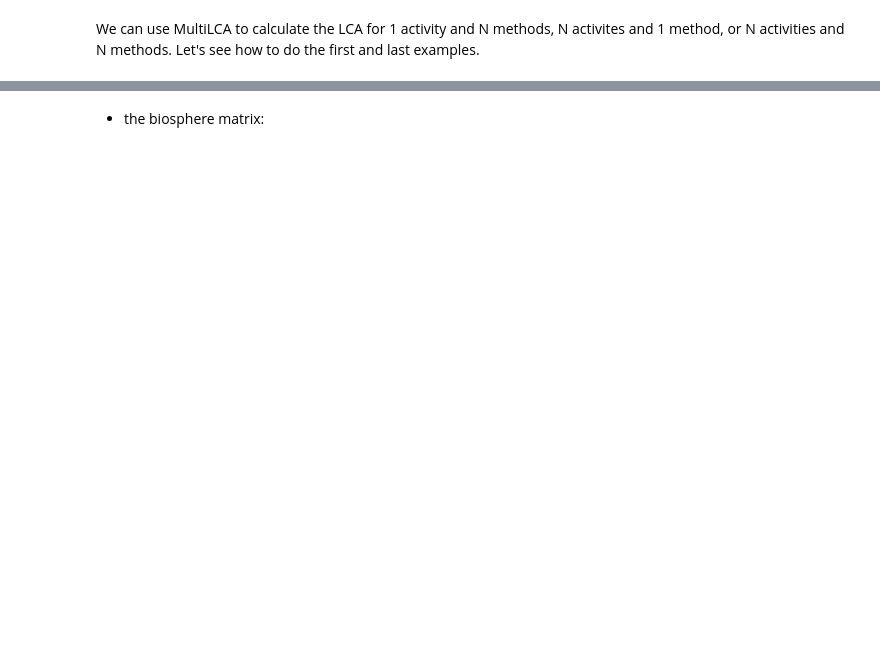
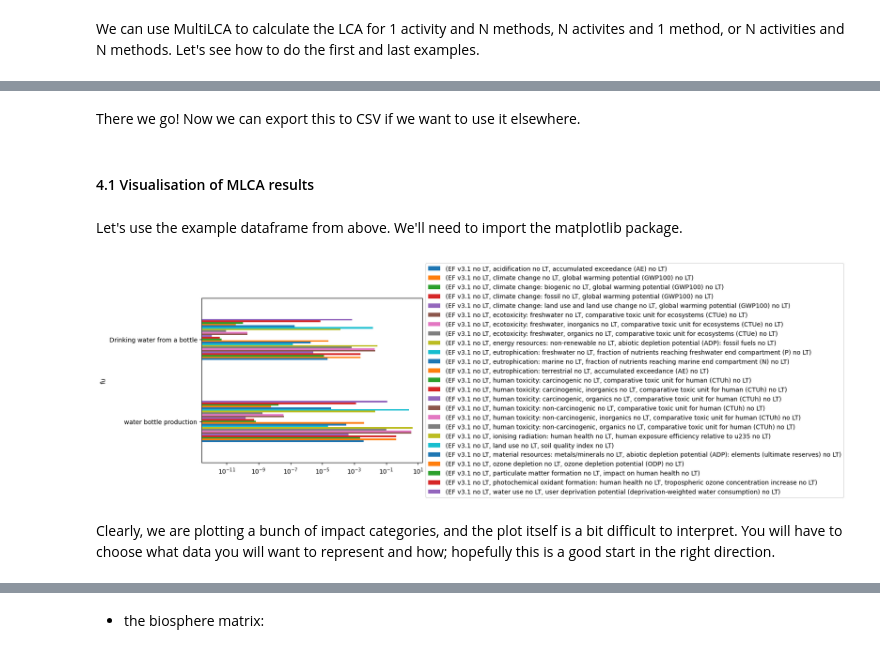
Before and after one commit to alyabolowich/bw25-tuto, a Jupyter notebook: BW25_tutorial_to_publish.ipynb, the cells around one changed output, grey strips where cells are left out. Drawn from its saved outputs; the diff is of its cells as text; code cells hidden in the pictures; blank space fills up the shorter version.

```diff
--- a/BW25_tutorial_to_publish.ipynb
+++ b/BW25_tutorial_to_publish.ipynb
@@ -899,4 +842,0 @@ We can recalculate our LCI, including a changed demand, i.e. a new functional un
-# %%
-demand = {process:2}
-lca.redo_lci(demand)
-lca.score
@@ -916,0 +917,3 @@ lca.technosphere_matrix
+# %%
+dfresults = pd.DataFrame(mlca.results, columns=mlca.methods)
+dfresults
@@ -916,0 +927,16 @@ lca.technosphere_matrix
+# %%
+activity_names = []
+
+import re
+
+for demand in mlca.func_units:
+    for key in demand.keys():
+        key = str(
+            key
+        )  # need to change key from a BW activity to a string in order to modify
+        key_mod = re.sub(r"\((.*?)\)", "", key)  # remove (unit, region, cat) tuple
+        activity_names.append(eval(key_mod))
+
+dfresults["fu"] = activity_names
+dfresults.set_index("fu", inplace=True)
+dfresults
@@ -916,0 +949,2 @@ lca.technosphere_matrix
+# %% [markdown]
+There we go! Now we can export this to CSV if we want to use it elsewhere.
@@ -916,0 +953,5 @@ lca.technosphere_matrix
+# %% [markdown]
+<a id='section41'></a>
+#### 4.1 Visualisation of MLCA results
+# %% [markdown]
+Let's use the example dataframe from above. We'll need to import the matplotlib package.
@@ -916,0 +961,12 @@ lca.technosphere_matrix
+# %%
+dfresults.plot(kind="barh")
+ax = plt.subplot(111)
+plt.xscale("log")
+box = ax.get_position()
+ax.set_position([box.x0, box.y0 + box.height, box.width, box.height])
+ax.legend(loc="center left", bbox_to_anchor=(1, 0.5))
+plt.show()
+# %% [output]
+[figure, added]
+# %% [markdown]
+Clearly, we are plotting a bunch of impact categories, and the plot itself is a bit difficult to interpret. You will have to choose what data you will want to represent and how; hopefully this is a good start in the right direction.
```
Also changed, not shown: parts of 423 cells of this notebook.
